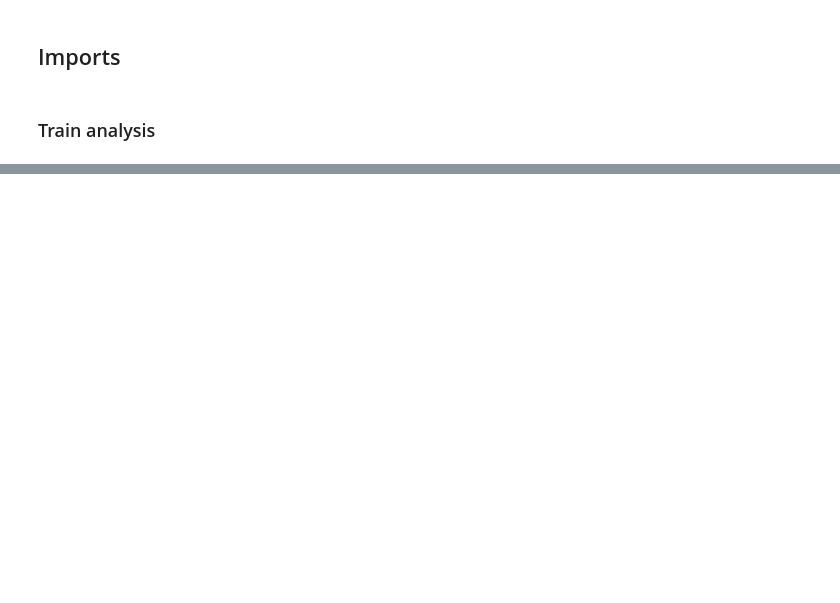
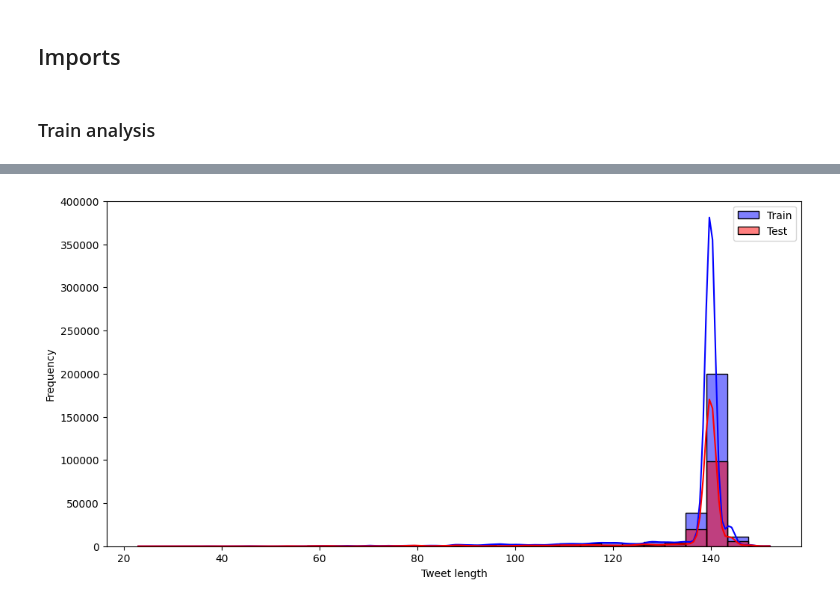
Before and after one commit to navneetraju/swarm-guard, a Jupyter notebook: notebooks/EDA.ipynb, the cells around one changed output, grey strips where cells are left out. Drawn from its saved outputs; the diff is of its cells as text; code cells hidden in the pictures; blank space fills up the shorter version.

```diff
--- a/notebooks/EDA.ipynb
+++ b/notebooks/EDA.ipynb
@@ -61,0 +70,8 @@ Text(0, 0.5, 'Frequency')
+# %%
+print(f'Test Shape{test_df.shape}')
+print(f'{test_df.isnull().sum()}')
+print(f'Duplicates: {test_df.duplicated().sum()}')
+test_df['tweet_length'] = test_df['tweet_text'].apply(len) # shows len column
+test_df['tweet_length'].describe()
+
+display(test_df)
@@ -61,0 +98,12 @@ Text(0, 0.5, 'Frequency')
+# %%
+# distribution of tweet lengths for both train and test datasets
+plt.figure(figsize=(12, 6))
+sns.histplot(train_df['tweet_length'], bins=30, kde=True, color='blue', label='Train')
+sns.histplot(test_df['tweet_length'], bins=30, kde=True, color='red', label='Test')
+plt.xlabel('Tweet length')
+plt.ylabel('Frequency')
+plt.legend()
+
+plt.show()
+# %% [output]
+[figure, added]
```
Also changed, not shown: parts of 3 cells of this notebook, 1 other file.
